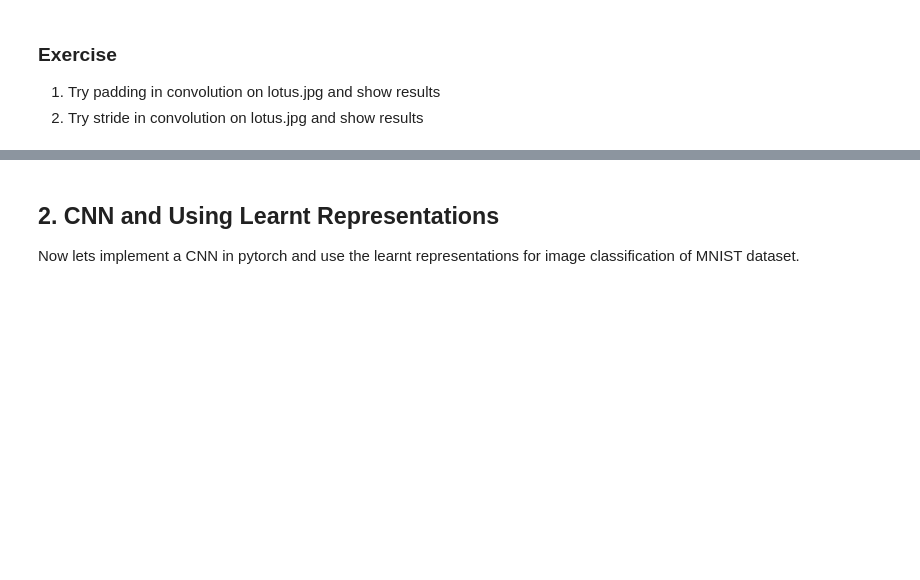
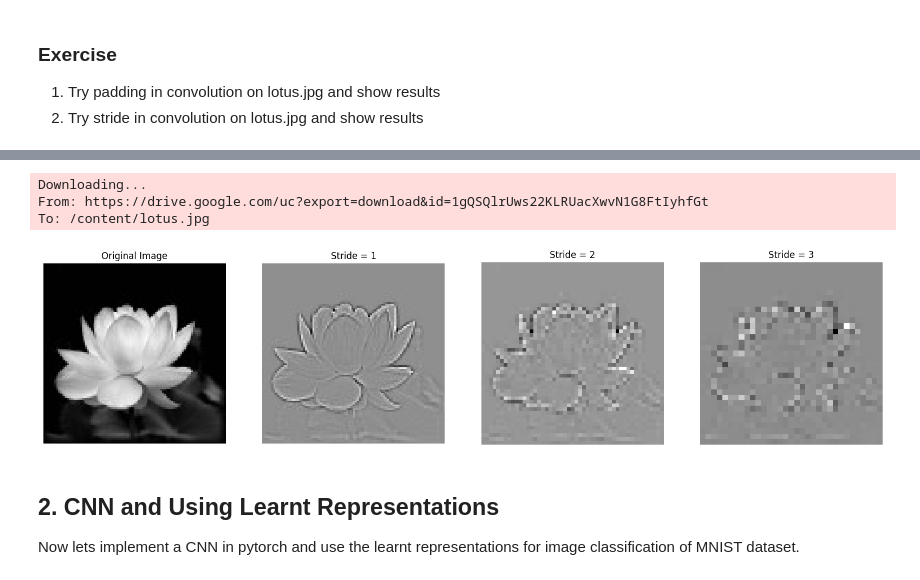
Before and after one commit to HUB24090013/STP-AIML-Lab-and-Projects, a Jupyter notebook: AIML_CNN_&_Architectures.ipynb, the cells around one changed output, grey strips where cells are left out. Cells and saved outputs as stored; diff of their text form; code cells hidden in the pictures; blank space fills up the shorter version.

```diff
--- a/AIML_CNN_&_Architectures.ipynb
+++ b/AIML_CNN_&_Architectures.ipynb
@@ -222,3 +293,83 @@ Output image size:  (97, 98)
+# %%
+import cv2
+import numpy as np
+import matplotlib.pyplot as plt
+import gdown
+
+# Google Drive file ID (modify if needed)
+file_id = "1gQSQlrUws22KLRUacXwvN1G8FtIyhfGt"
+image_path = "/content/lotus.jpg"
+
+# Download image
+gdown.download(f"https://drive.google.com/uc?export=download&id={file_id}", image_path, quiet=False)
+
+# Load the image in grayscale
+image = cv2.imread(image_path, cv2.IMREAD_GRAYSCALE)
+
+# Check if image is loaded correctly
+if image is None:
+    raise ValueError("Error: Image could not be loaded. Check the file path or format.")
+
+# Define a simple edge detection kernel
+kernel = np.array([
+    [-1, -1, -1],
+    [-1,  8, -1],
+    [-1, -1, -1]
+])
+
+def apply_convolution(image, kernel, stride=1, padding=0):
+    """Applies convolution with given stride and padding."""
+    if image is None:
+        raise ValueError("Error: Image is not loaded properly.")
+    if len(image.shape) != 2:
+        raise ValueError("Error: Image should be in grayscale format.")
+
+    # Apply padding
+    if padding > 0:
+        image = np.pad(image, pad_width=padding, mode='constant', constant_values=0)
+
+    # Get dimensions
+    kernel_size = kernel.shape[0]
+    output_height = ((image.shape[0] - kernel_size) // stride) + 1
+    output_width = ((image.shape[1] - kernel_size) // stride) + 1
+
+    # Initialize output
+    output = np.zeros((output_height, output_width))
+
+    # Perform convolution
+    for y in range(0, output_height * stride, stride):
+        for x in range(0, output_width * stride, stride):
+            region = image[y:y + kernel_size, x:x + kernel_size]
+            if region.shape == kernel.shape:
+                output[y // stride, x // stride] = np.sum(region * kernel)
+
+    return output
+
+# Apply convolution with different stride values
+conv_stride_1 = apply_convolution(image, kernel, stride=1, padding=0)
+conv_stride_2 = apply_convolution(image, kernel, stride=2, padding=0)
+conv_stride_3 = apply_convolution(image, kernel, stride=3, padding=0)
+
+# Plot results
+fig, axes = plt.subplots(1, 4, figsize=(20, 5))
+axes[0].imshow(image, cmap='gray')
+axes[0].set_title("Original Image")
+axes[1].imshow(conv_stride_1, cmap='gray')
+axes[1].set_title("Stride = 1")
+axes[2].imshow(conv_stride_2, cmap='gray')
+axes[2].set_title("Stride = 2")
+axes[3].imshow(conv_stride_3, cmap='gray')
+axes[3].set_title("Stride = 3")
+
+for ax in axes:
+    ax.axis("off")
+
+plt.show()
+# %% [output]
+Downloading...
+From: https://drive.google.com/uc?export=download&id=1gQSQlrUws22KLRUacXwvN1G8FtIyhfGt
+To: /content/lotus.jpg
+[figure, added]
 # %% [markdown]
 ## 2. CNN and Using Learnt Representations
 
```
Also changed, not shown: parts of 2 cells of this notebook.
